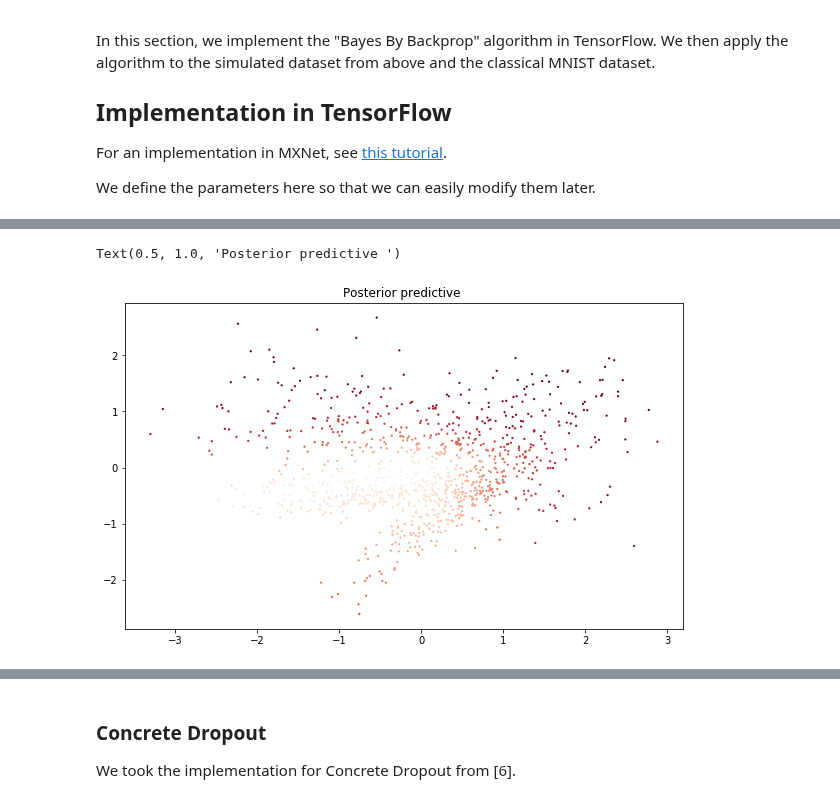
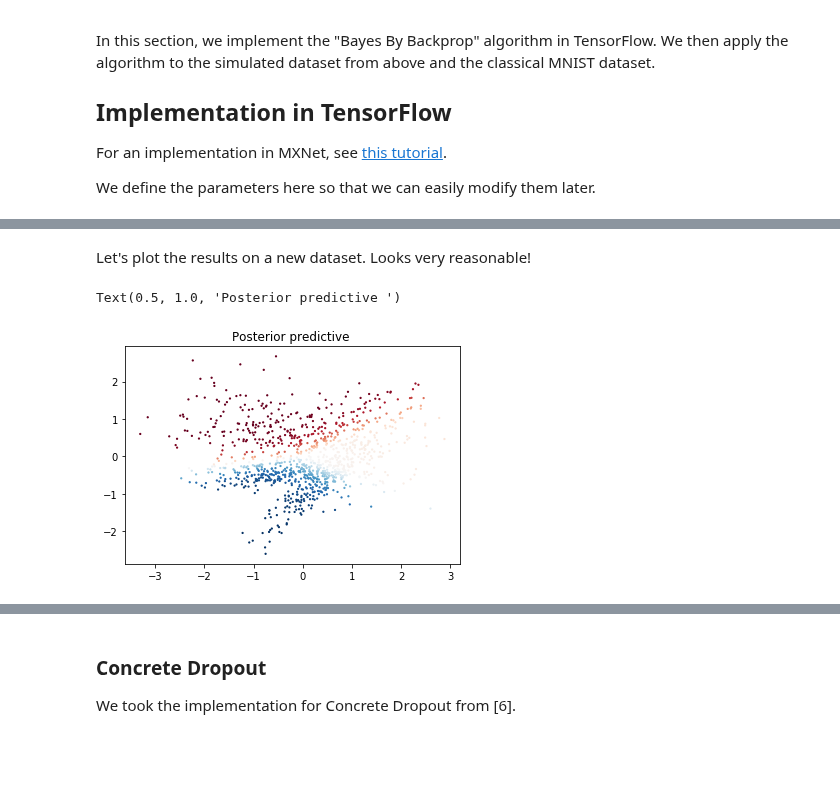
Before and after one commit to NOllAl/AM207HW, a Jupyter notebook: project/plan.ipynb, the cells around one changed output, grey strips where cells are left out. Drawn from its saved outputs; the diff is of its cells as text; code cells hidden in the pictures; blank space fills up the shorter version.

```diff
--- a/project/plan.ipynb
+++ b/project/plan.ipynb
@@ -649,0 +644,17 @@ foo.train(X_train, y_train, 10000, 1)
+# %%
+n_input = 2
+n_output = 2
+n_hidden = [10]
+n_samp = 1000
+
+X_train, y_train_ = make_classification(n_samples=n_samp, n_features=2, n_informative=2, n_redundant=0,
+                           class_sep=0.5, random_state=0)
+
+y_train = np.zeros((n_samp, 2))
+y_train[y_train_ == 0, 0] = 1
+y_train[y_train_ == 1, 1] = 1
+
+
+bbb = BBB(n_input, n_output, n_hidden)
+bbb.init()
+bbb.train(X_train, y_train_, 45000, 1, print_every=2000)
@@ -650,8 +679,14 @@ foo.train(X_train, y_train, 10000, 1)
+# %% [markdown]
+Let's plot the results on a new dataset. Looks very reasonable!
 # %%
+X_test, y_test = make_classification(n_samples=n_samp, n_features=2, n_informative=2, n_redundant=0,
+                           class_sep=0.5, random_state=0)
+
+pred = bbb.predict(X_test, 100).mean(axis=0)
 cmap = cm.get_cmap('RdBu')
 colors = [cmap(z) for z in pred[:, 0]]
 plt.scatter(X_train[:, 0], X_train[:, 1], s=1.5, c=colors)
 plt.title("Posterior predictive ")
 # %% [output]
 Text(0.5, 1.0, 'Posterior predictive ')
-[figure, old version]
+[figure, new version]
```
Also changed, not shown: parts of 23 cells of this notebook.
